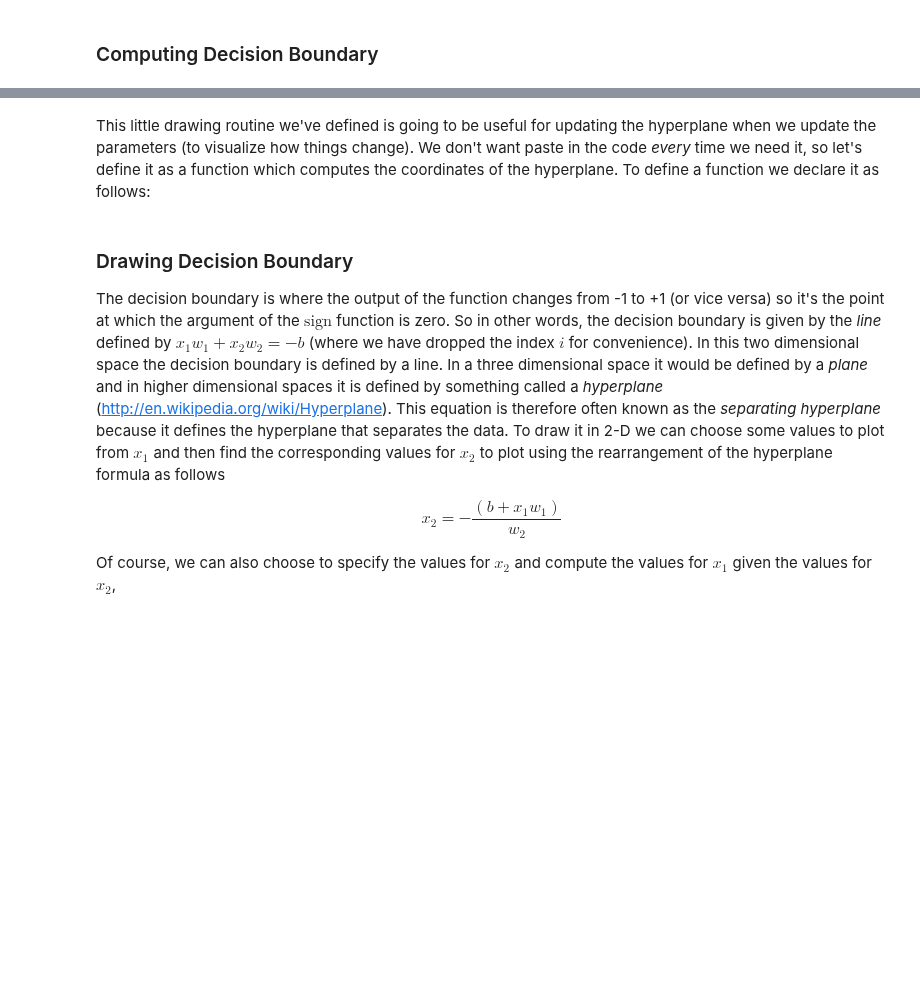
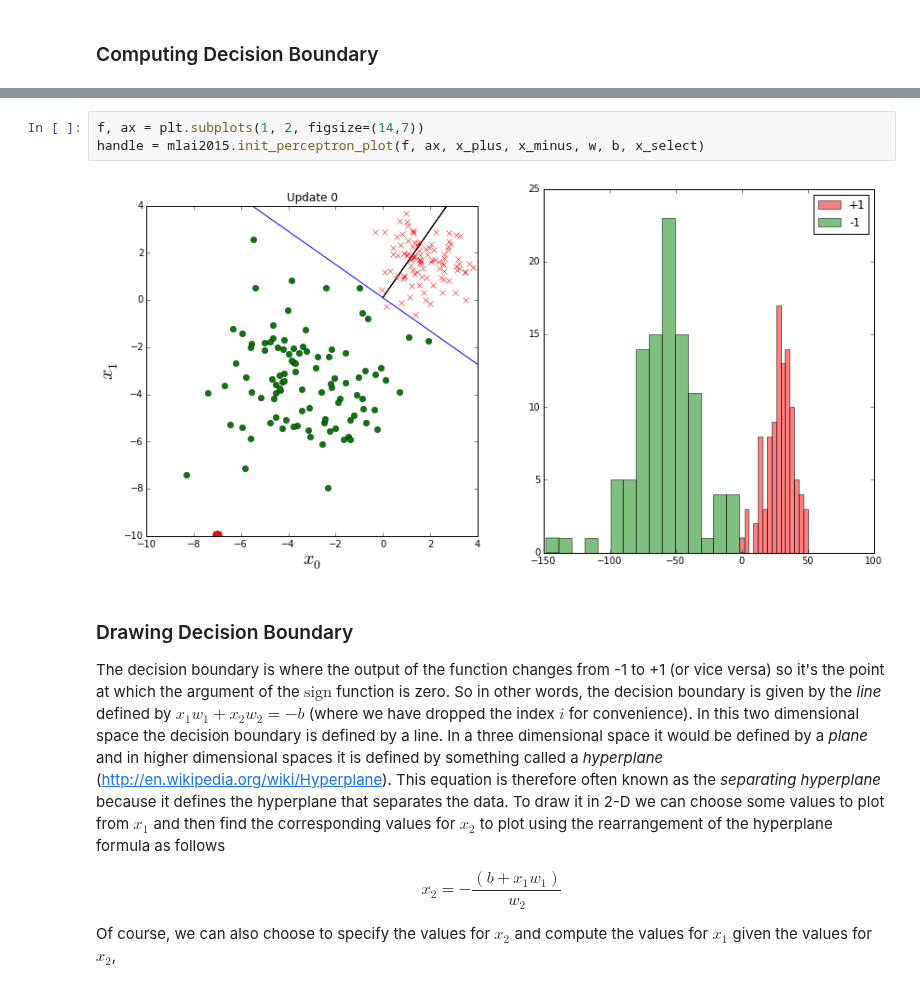
Before and after one commit to lawrennd/mlai2015, a Jupyter notebook: w2_objective.ipynb, the cells around one changed output, grey strips where cells are left out. Saved outputs shown, nothing was run; the diff lists cells and outputs as text; blank space fills up the shorter version.

```diff
--- a/w2_objective.ipynb
+++ b/w2_objective.ipynb
@@ -182,5 +111,8 @@ handle = init_perceptron_plot(f, ax, x_plus, x_minus, w, b, x_select)
-# %% [markdown]
-This little drawing routine we've defined is going to be useful for updating the hyperplane when we update the parameters (to visualize how things change). We don't want paste in the code *every* time we need it, so let's define it as a function which computes the coordinates of the hyperplane. To define a function we declare it as follows:
+# %%
+f, ax = plt.subplots(1, 2, figsize=(14,7))
+handle = mlai2015.init_perceptron_plot(f, ax, x_plus, x_minus, w, b, x_select)
+# %% [output]
+[figure, added]
 # %% [markdown]
 
 ### Drawing Decision Boundary
```
Also changed, not shown: parts of 19 cells of this notebook, 1 other file.
